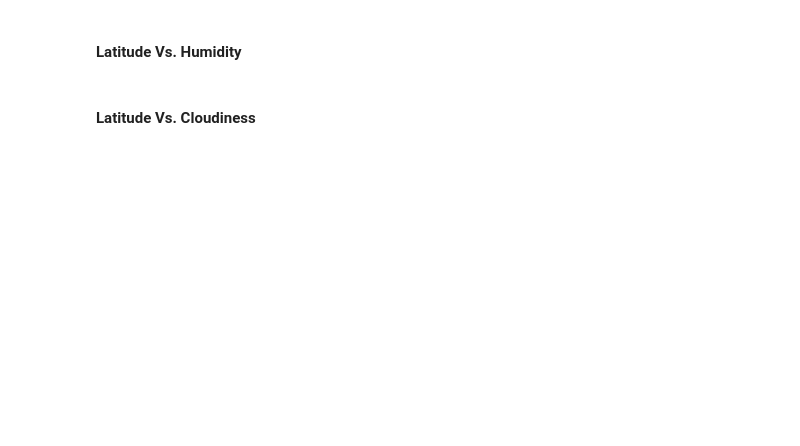
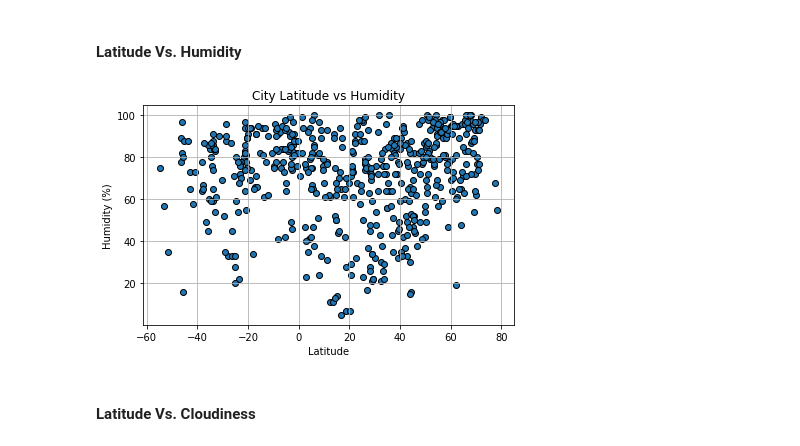
Before and after one commit to maderamel/python-api-challenge, a Jupyter notebook: WeatherPy.ipynb, the cells around one changed output. Cells and saved outputs as stored; diff of their text form; code cells hidden in the pictures; blank space fills up the shorter version.

```diff
--- a/WeatherPy.ipynb
+++ b/WeatherPy.ipynb
@@ -217,16 +217,23 @@ plt.show()
 #### Latitude Vs. Humidity
 # %%
 # Build the scatter plots for latitude vs. humidity
-# YOUR CODE HERE
+plt.scatter(x= city_data_df["Lat"], y=city_data_df["Humidity"], edgecolors = "black")
+
 
 # Incorporate the other graph properties
-# YOUR CODE HERE
+plt.title("City Latitude vs Humidity")
+plt.xlabel("Latitude")
+plt.ylabel("Humidity (%)")
+plt.grid()
+plt.tight_layout()
 
 # Save the figure
 plt.savefig("output_data/Fig2.png")
 
 # Show plot
 plt.show()
+# %% [output]
+[figure, added]
 # %% [markdown]
 #### Latitude Vs. Cloudiness
 # %%
```
Also changed, not shown: parts of 3 cells of this notebook, 4 other files.
